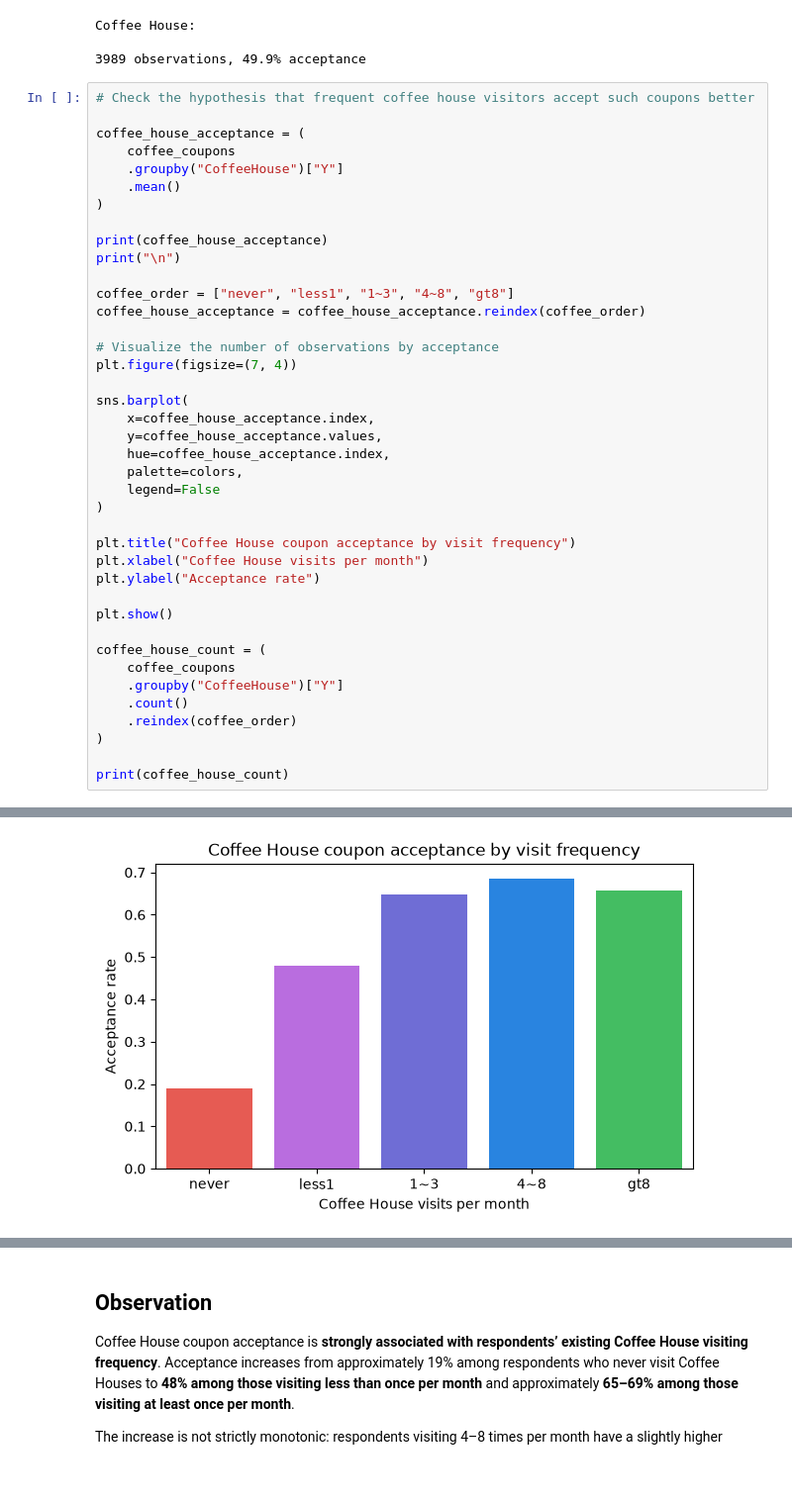
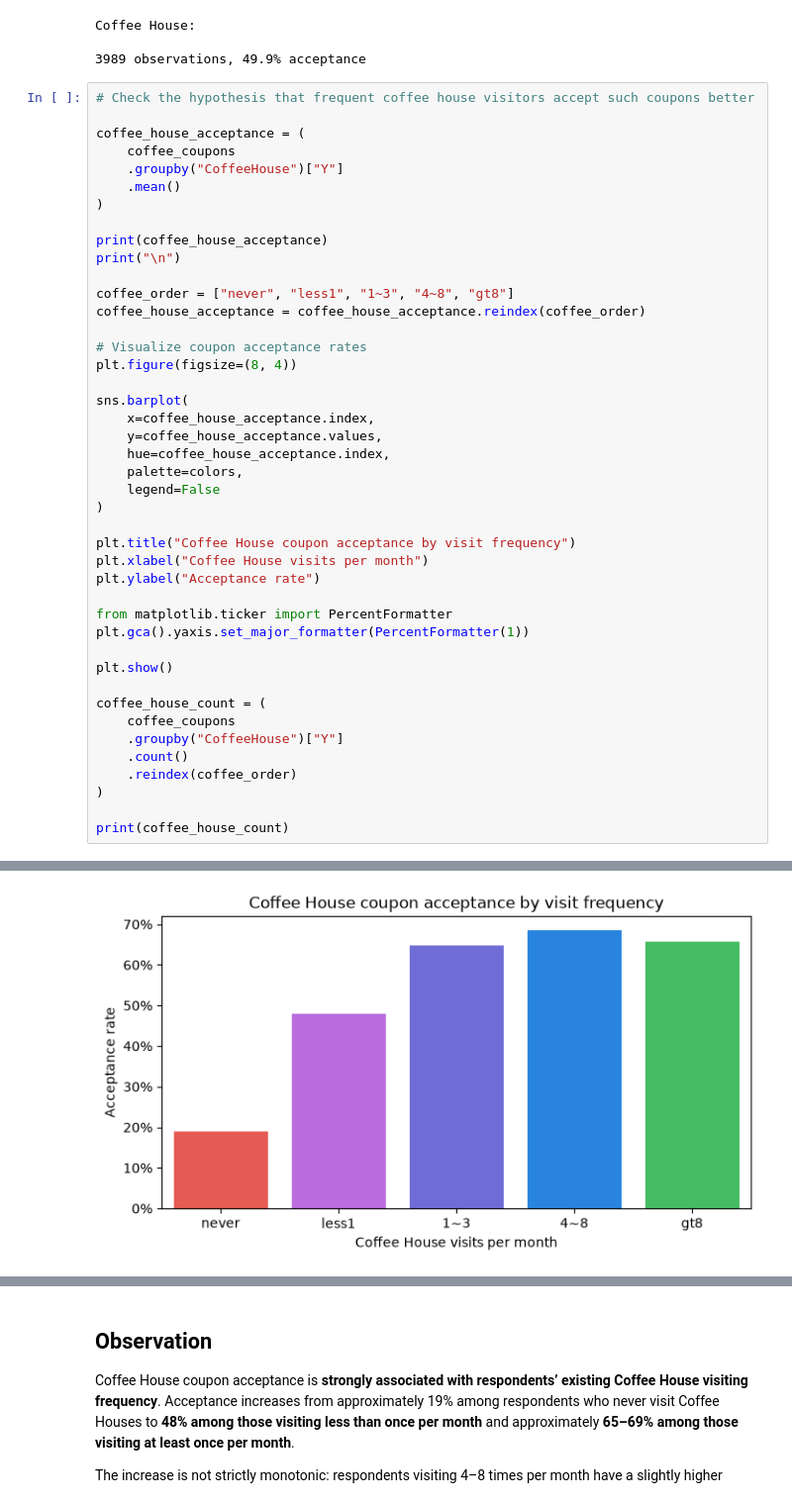
Before and after one commit to mvin-odissey/coupon-acceptance-analysis, a Jupyter notebook: prompt.ipynb, the cells around one changed output, grey strips where cells are left out. Shown at 99% size. Cells and saved outputs as stored; diff of their text form; blank space fills up the shorter version.

```diff
--- a/prompt.ipynb
+++ b/prompt.ipynb
@@ -793,40 +800,43 @@ print("\n")
 coffee_order = ["never", "less1", "1~3", "4~8", "gt8"]
 coffee_house_acceptance = coffee_house_acceptance.reindex(coffee_order)
 
-# Visualize the number of observations by acceptance
-plt.figure(figsize=(7, 4))
+# Visualize coupon acceptance rates
+plt.figure(figsize=(8, 4))
 
 sns.barplot(
     x=coffee_house_acceptance.index,
     y=coffee_house_acceptance.values,
     hue=coffee_house_acceptance.index,
     palette=colors,
     legend=False
 )
 
 plt.title("Coffee House coupon acceptance by visit frequency")
 plt.xlabel("Coffee House visits per month")
 plt.ylabel("Acceptance rate")
 
+from matplotlib.ticker import PercentFormatter
+plt.gca().yaxis.set_major_formatter(PercentFormatter(1))
+
 plt.show()
 
 coffee_house_count = (
     coffee_coupons
     .groupby("CoffeeHouse")["Y"]
     .count()
     .reindex(coffee_order)
 )
 
 print(coffee_house_count)
 # %% [output]
 CoffeeHouse
 1~3      0.647399
 4~8      0.685874
 gt8      0.657895
 less1    0.480410
 never    0.188781
 Name: Y, dtype: float64
-[figure, old version]
+[figure, new version]
 CoffeeHouse
 never     927
 less1    1072
```
Also changed, not shown: parts of 11 cells of this notebook, 10 other files.
